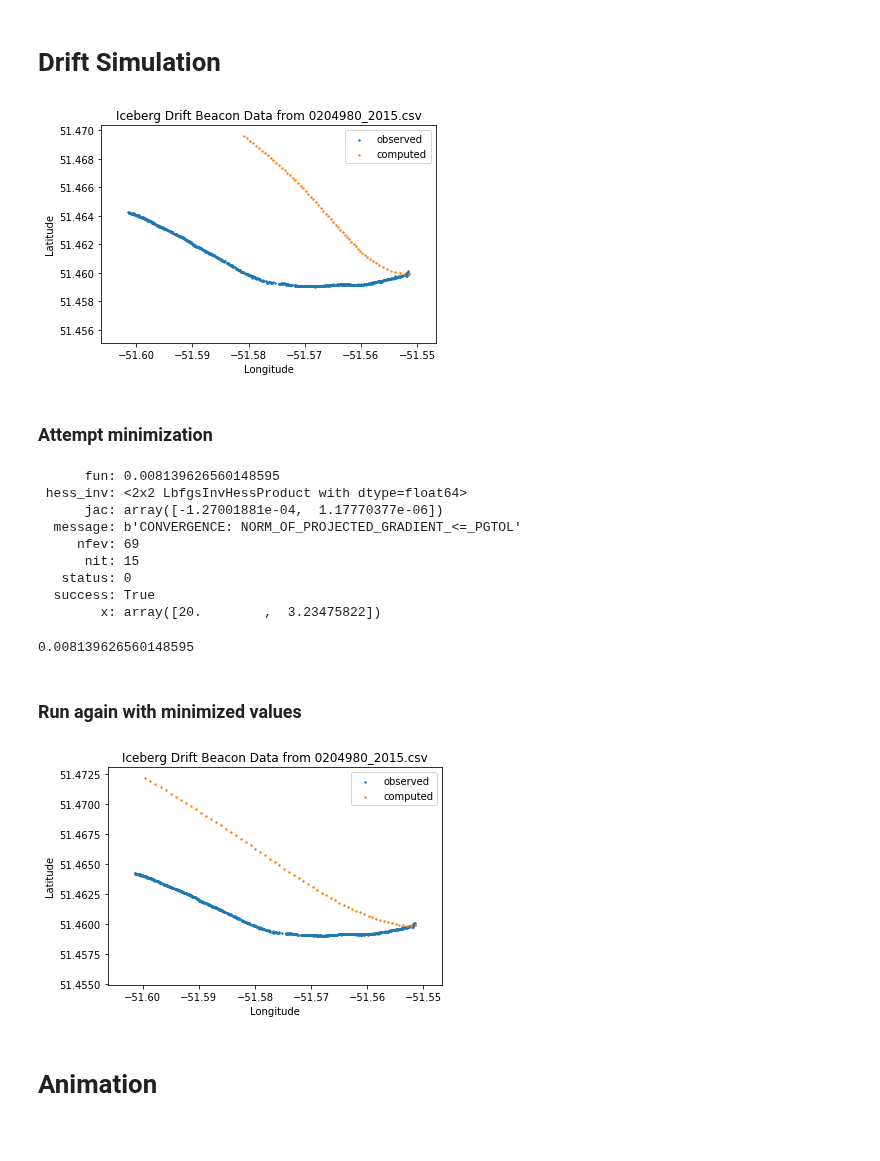
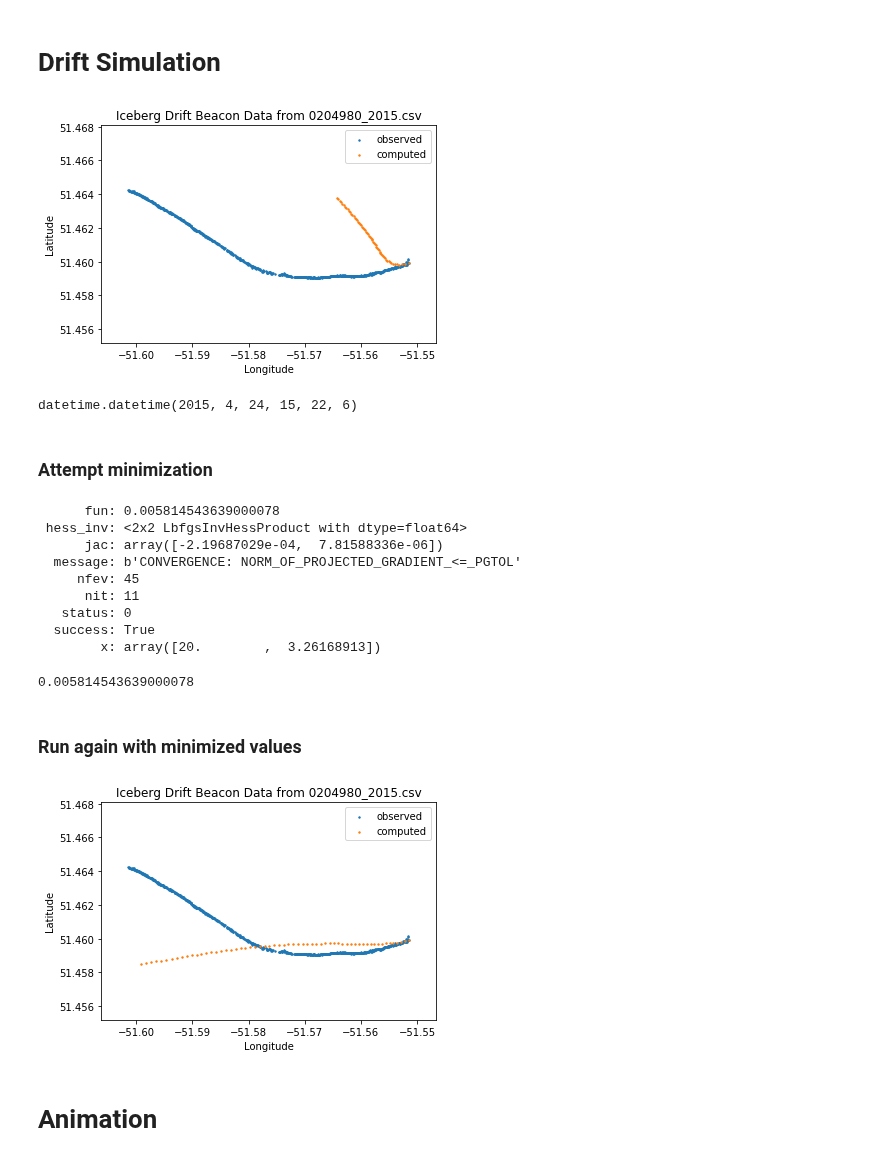
Before and after one commit to evankielley/IceDEF, a Jupyter notebook: notebooks/drift_simulator.ipynb, the cells around one changed output. Drawn from its saved outputs; the diff is of its cells as text; code cells hidden in the pictures.

```diff
--- a/notebooks/drift_simulator.ipynb
+++ b/notebooks/drift_simulator.ipynb
@@ -104,40 +112,42 @@ dt, nt = get_tstep_info(0.1)
 # %%
 sim = drift_simulation.DriftSimulation(berg, ocean_data, atm_data, drift)
 
-sim.berg.Cda = 22.47098877
-sim.berg.Cdw = 10.25368618
-sim.rk2(dt, nt)
+sim.ab2(dt, nt)
 
 # Plot
 
 plt.scatter(ref_berg.history['x'], ref_berg.history['y'], s=2, label='observed')
 plt.scatter(sim.history['x'], sim.history['y'], s=2, label='computed')
 plt.title('Iceberg Drift Beacon Data from 0204980_2015.csv')
 plt.xlabel('Longitude')
 plt.ylabel('Latitude')
 plt.legend()
 plt.show()
 # %% [output]
-[figure, old version]
+[figure, new version]
+# %%
+sim.berg.t + timedelta(seconds=0.1*3600)
+# %% [output]
+datetime.datetime(2015, 4, 24, 15, 22, 6)
 # %% [markdown]
 ### Attempt minimization
 # %%
 min_results = minimize(drift_wrapper, x0=(1, 1), bounds=((0, 20), (0, 20)), args=(sim, ref_berg, dt, nt))
 min_results
 # %% [output]
-      fun: 0.008139626560148595
+      fun: 0.005814543639000078
  hess_inv: <2x2 LbfgsInvHessProduct with dtype=float64>
-      jac: array([-1.27001881e-04,  1.17770377e-06])
+      jac: array([-2.19687029e-04,  7.81588336e-06])
   message: b'CONVERGENCE: NORM_OF_PROJECTED_GRADIENT_<=_PGTOL'
-     nfev: 69
-      nit: 15
+     nfev: 45
+      nit: 11
    status: 0
   success: True
-        x: array([20.        ,  3.23475822])
+        x: array([20.        ,  3.26168913])
 # %%
 drift_wrapper(min_results.x, sim, ref_berg, dt, nt)
 # %% [output]
-0.008139626560148595
+0.005814543639000078
 # %% [markdown]
 ### Run again with minimized values
 # %%
@@ -157,7 +167,7 @@ plt.ylabel('Latitude')
 plt.legend()
 plt.show()
 # %% [output]
-[figure, old version]
+[figure, new version]
 # %% [markdown]
 # Animation
 # %% [markdown]
```
Also changed, not shown: parts of 10 cells of this notebook, 5 other files.
